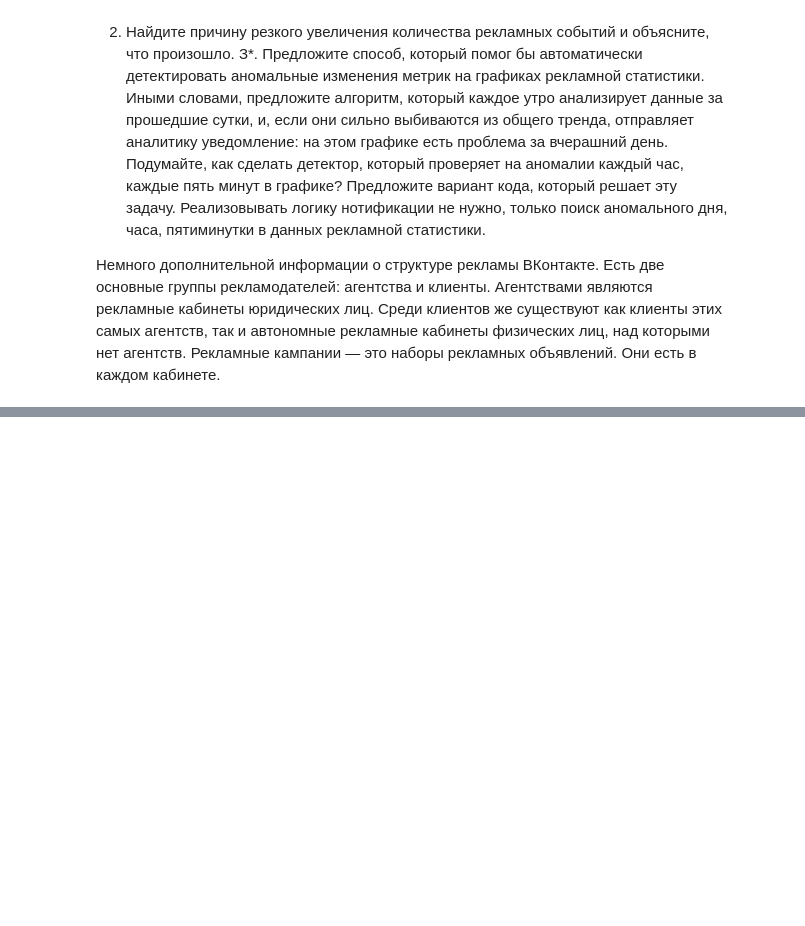
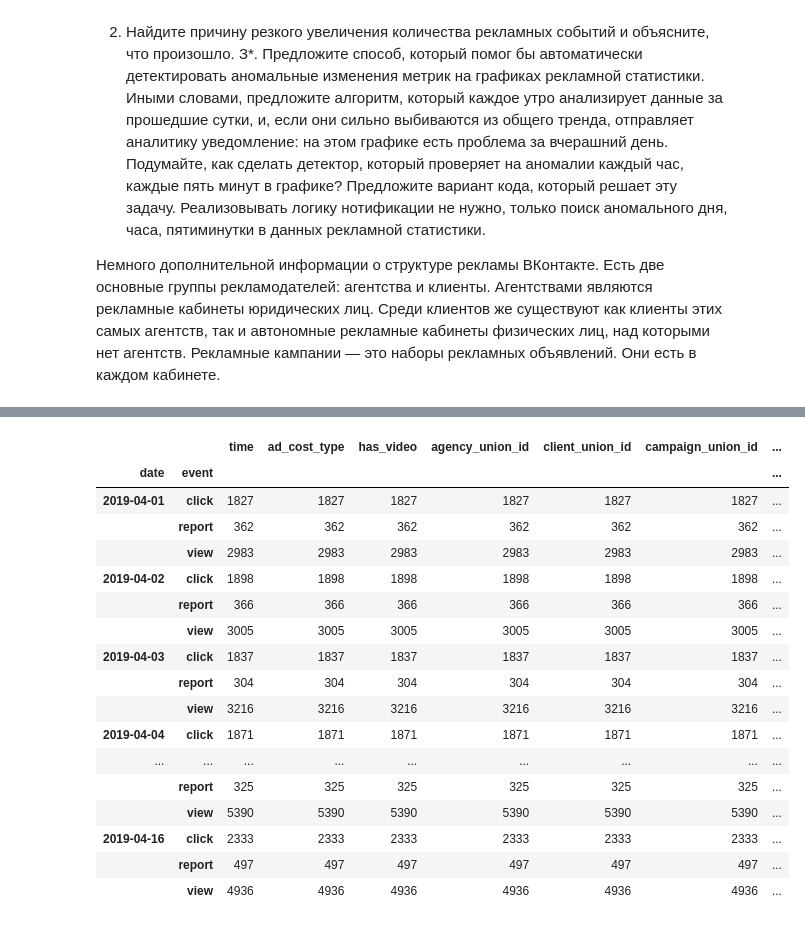
Before and after one commit to itslarin/ads, a Jupyter notebook: Ads.ipynb, the cells around one changed output, grey strips where cells are left out. Saved outputs shown, nothing was run; the diff lists cells and outputs as text; code cells hidden in the pictures; blank space fills up the shorter version.

```diff
--- a/Ads.ipynb
+++ b/Ads.ipynb
@@ -54,0 +88,21 @@ df.plot(x='date',y=)
+# %%
+df.groupby(['date','event']).count()
+# %% [output]
+|  |  | time | ad_cost_type | has_video | agency_union_id | client_union_id | campaign_union_id | ... |
+| date | event |  |  |  |  |  |  | ... |
+| 2019-04-01 | click | 1827 | 1827 | 1827 | 1827 | 1827 | 1827 | ... |
+|  | report | 362 | 362 | 362 | 362 | 362 | 362 | ... |
+|  | view | 2983 | 2983 | 2983 | 2983 | 2983 | 2983 | ... |
+| 2019-04-02 | click | 1898 | 1898 | 1898 | 1898 | 1898 | 1898 | ... |
+|  | report | 366 | 366 | 366 | 366 | 366 | 366 | ... |
+|  | view | 3005 | 3005 | 3005 | 3005 | 3005 | 3005 | ... |
+| 2019-04-03 | click | 1837 | 1837 | 1837 | 1837 | 1837 | 1837 | ... |
+|  | report | 304 | 304 | 304 | 304 | 304 | 304 | ... |
+|  | view | 3216 | 3216 | 3216 | 3216 | 3216 | 3216 | ... |
+| 2019-04-04 | click | 1871 | 1871 | 1871 | 1871 | 1871 | 1871 | ... |
+| ... | ... | ... | ... | ... | ... | ... | ... | ... |
+|  | report | 325 | 325 | 325 | 325 | 325 | 325 | ... |
+|  | view | 5390 | 5390 | 5390 | 5390 | 5390 | 5390 | ... |
+| 2019-04-16 | click | 2333 | 2333 | 2333 | 2333 | 2333 | 2333 | ... |
+|  | report | 497 | 497 | 497 | 497 | 497 | 497 | ... |
+|  | view | 4936 | 4936 | 4936 | 4936 | 4936 | 4936 | ... |
```
Also changed, not shown: parts of 7 cells of this notebook, 1 other file.
